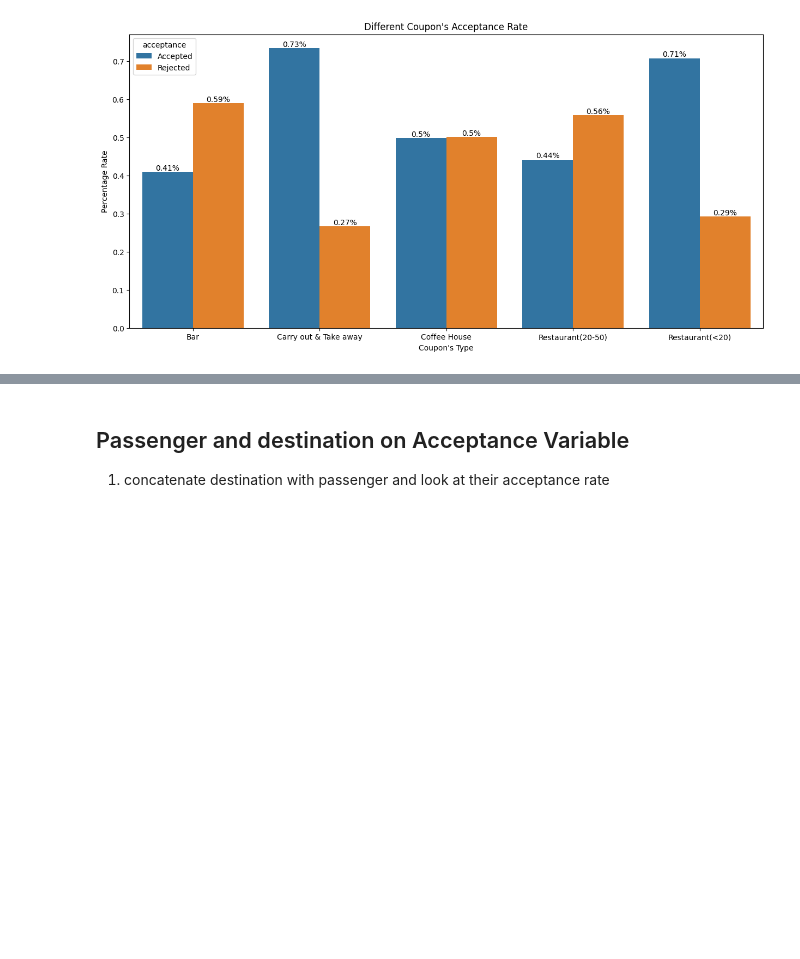
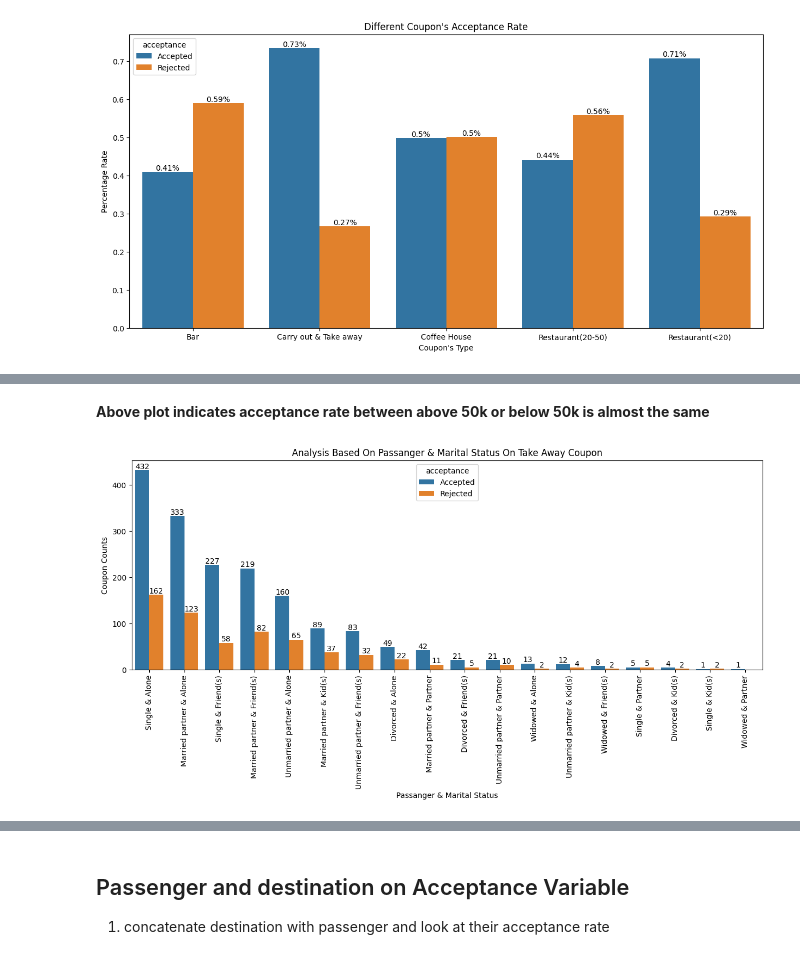
Before and after one commit to arezazadeh/EDA-Coupon_Acceptance, a Jupyter notebook: coupon_activity.ipynb, the cells around one changed output, grey strips where cells are left out. Drawn from its saved outputs; the diff is of its cells as text; code cells hidden in the pictures; blank space fills up the shorter version.

```diff
--- a/coupon_activity.ipynb
+++ b/coupon_activity.ipynb
@@ -736,0 +806,29 @@ for i in coupons_plt.containers:
+# %% [markdown]
+**Above plot indicates acceptance rate between above 50k or below 50k is almost the same**
+# %%
+grpby_marrital = take_aways.groupby("maritalStatus")[["acceptance", "passanger"]]
+
+marital_passanger = grpby_marrital.value_counts().reset_index()
+marital_passanger["marital_passanger"] = marital_passanger["maritalStatus"] + " & " + marital_passanger["passanger"]
+
+
+# sorting the count of coupons from bigger to smaller
+marital_passanger.sort_values(by=0, ascending=False, inplace=True)
+# %%
+plt.figure(figsize=(15, 5))
+
+marital_passanger_plt = sns.barplot(data=marital_passanger, x="marital_passanger", y=0, hue="acceptance")
+
+marital_passanger_plt.set(
+    title="Analysis Based On Passanger & Marital Status On Take Away Coupon",
+    xlabel="Passanger & Marital Status",
+    ylabel="Coupon Counts"
+
+)
+plt.xticks(rotation=90);
+
+# adding label to the bars
+for i in marital_passanger_plt.containers:
+    marital_passanger_plt.bar_label(i, )
+# %% [output]
+[figure, added]
```
Also changed, not shown: parts of 10 cells of this notebook, 27 other files.
